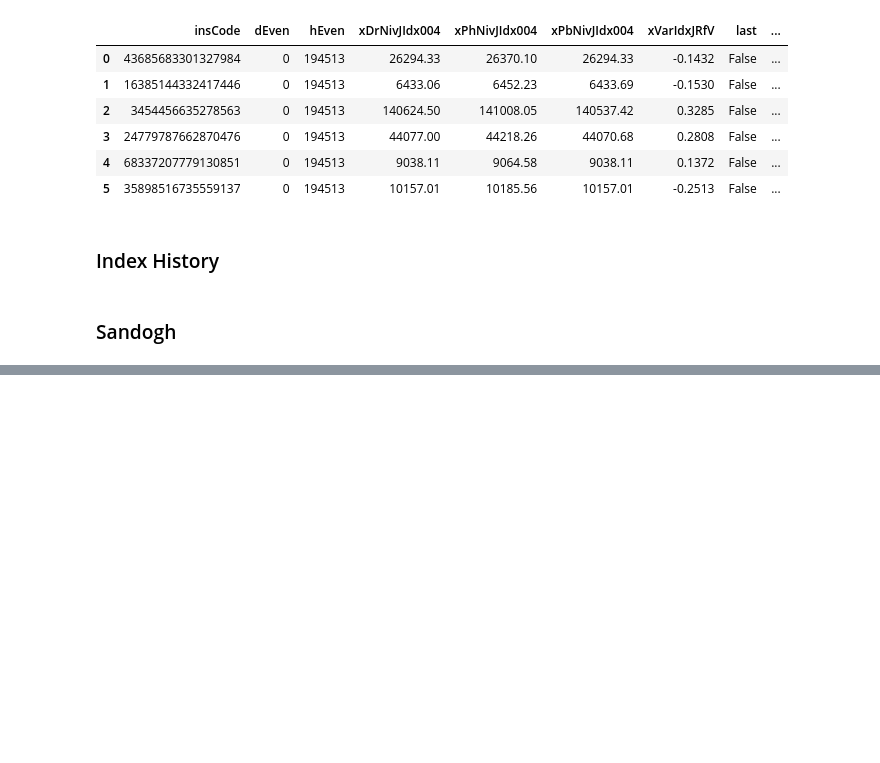
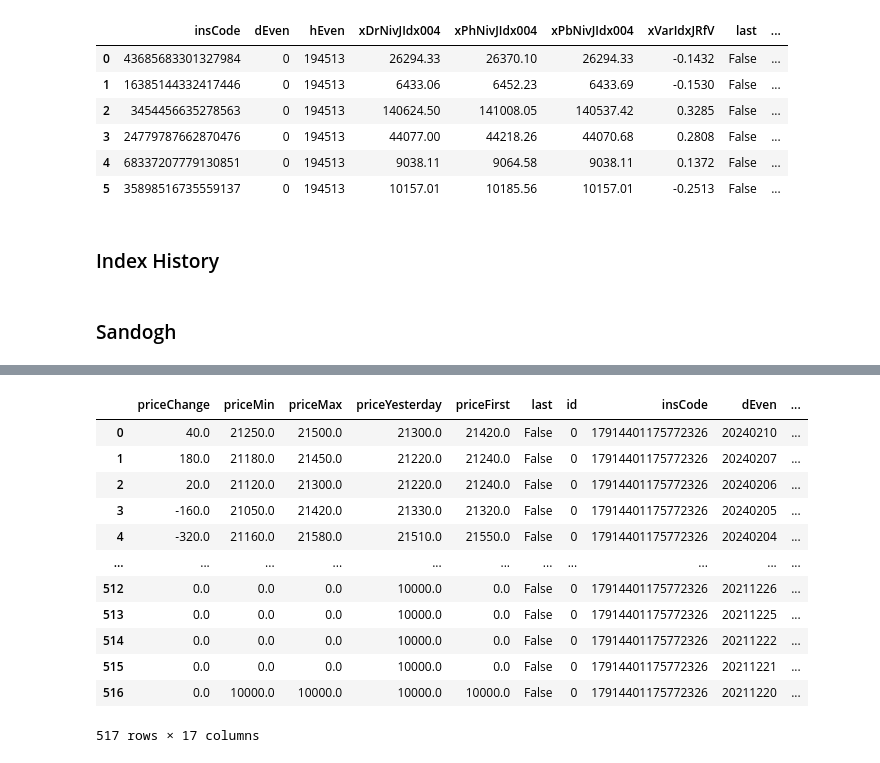
Before and after one commit to saeid-lotfi/feefee, a Jupyter notebook: tsetmc-api.ipynb, the cells around one changed output, grey strips where cells are left out. Drawn from its saved outputs; the diff is of its cells as text; code cells hidden in the pictures; blank space fills up the shorter version.

```diff
--- a/tsetmc-api.ipynb
+++ b/tsetmc-api.ipynb
@@ -128,4 +188,20 @@ url = f'https://cdn.tsetmc.com/api/ClosingPrice/GetClosingPriceDailyList/1791440
 response = requests.get(url, headers= headers)
 res = response.json()
 
-pd.DataFrame(res['closingPriceDaily'])
+z = pd.DataFrame(res['closingPriceDaily'])
+# %%
+z
+# %% [output]
+|  | priceChange | priceMin | priceMax | priceYesterday | priceFirst | last | id | insCode | dEven | ... |
+| 0 | 40.0 | 21250.0 | 21500.0 | 21300.0 | 21420.0 | False | 0 | 17914401175772326 | 20240210 | ... |
+| 1 | 180.0 | 21180.0 | 21450.0 | 21220.0 | 21240.0 | False | 0 | 17914401175772326 | 20240207 | ... |
+| 2 | 20.0 | 21120.0 | 21300.0 | 21220.0 | 21240.0 | False | 0 | 17914401175772326 | 20240206 | ... |
+| 3 | -160.0 | 21050.0 | 21420.0 | 21330.0 | 21320.0 | False | 0 | 17914401175772326 | 20240205 | ... |
+| 4 | -320.0 | 21160.0 | 21580.0 | 21510.0 | 21550.0 | False | 0 | 17914401175772326 | 20240204 | ... |
+| ... | ... | ... | ... | ... | ... | ... | ... | ... | ... | ... |
+| 512 | 0.0 | 0.0 | 0.0 | 10000.0 | 0.0 | False | 0 | 17914401175772326 | 20211226 | ... |
+| 513 | 0.0 | 0.0 | 0.0 | 10000.0 | 0.0 | False | 0 | 17914401175772326 | 20211225 | ... |
+| 514 | 0.0 | 0.0 | 0.0 | 10000.0 | 0.0 | False | 0 | 17914401175772326 | 20211222 | ... |
+| 515 | 0.0 | 0.0 | 0.0 | 10000.0 | 0.0 | False | 0 | 17914401175772326 | 20211221 | ... |
+| 516 | 0.0 | 10000.0 | 10000.0 | 10000.0 | 10000.0 | False | 0 | 17914401175772326 | 20211220 | ... |
+517 rows × 17 columns
```
Also changed, not shown: parts of 7 cells of this notebook, 8 other files.
